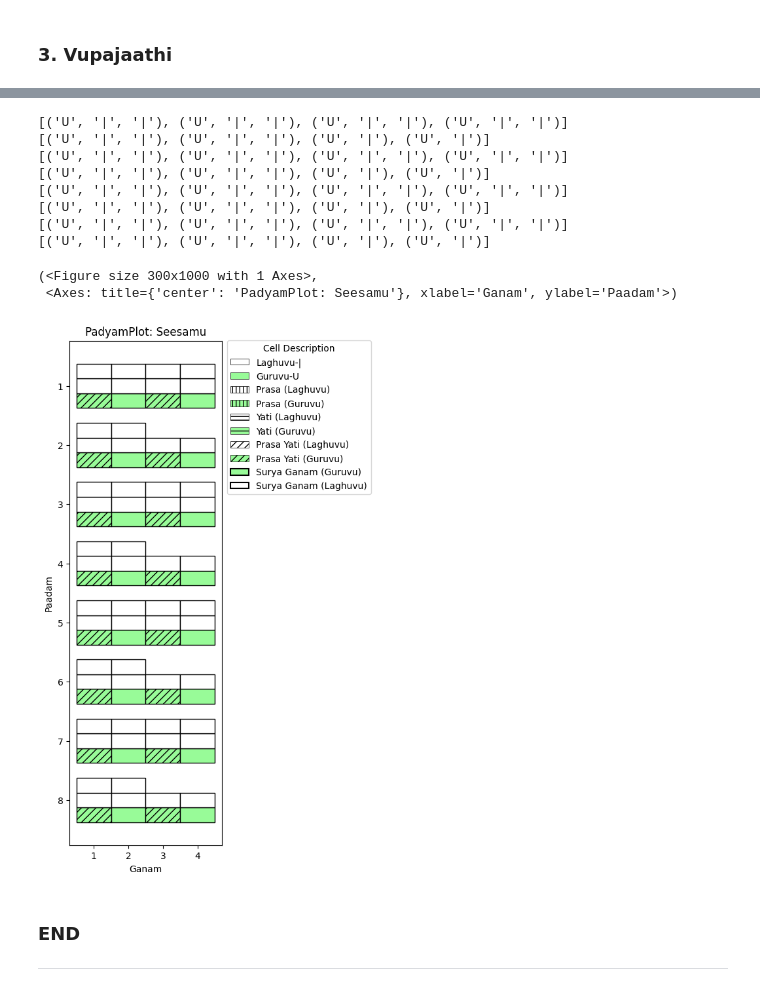
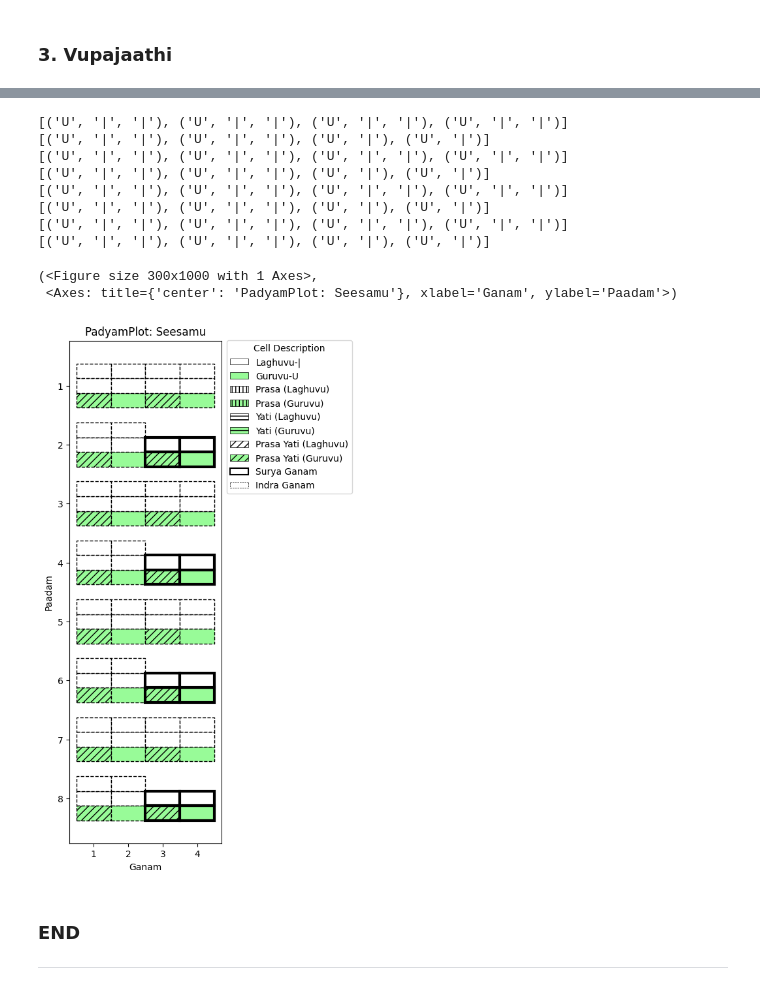
Before and after one commit to BodduSriPavan-111/chandassu, a Jupyter notebook: examples/PadyamPlot.ipynb, the cells around one changed output, grey strips where cells are left out. Cells and saved outputs as stored; diff of their text form; code cells hidden in the pictures.

Commit message:
fix: legend-update

```diff
--- a/examples/PadyamPlot.ipynb
+++ b/examples/PadyamPlot.ipynb
@@ -238,33 +257,34 @@ padyam_plot(
 # %%
 gana_kramam= seesamu
 for k in range(len(gana_kramam)):
 
     each_paadam= gana_kramam[k]
 
     sequence= [ list(i.values())[0] for i in each_paadam]
     print(sequence)
 
 padyam_plot(
                 figsize= (3,10),
                 gana_kramam= gana_kramam,
+                include_indra_surya= True,
                 yati_sthanam= (3,0),
                 yati_paadaalu= (1,2,3,4,5,6,7,8),
                 prasa= False,
                 title= "Seesamu",
                 only_generic_yati= False
             )
 # %% [output]
 [('U', '|', '|'), ('U', '|', '|'), ('U', '|', '|'), ('U', '|', '|')]
 [('U', '|', '|'), ('U', '|', '|'), ('U', '|'), ('U', '|')]
 [('U', '|', '|'), ('U', '|', '|'), ('U', '|', '|'), ('U', '|', '|')]
 [('U', '|', '|'), ('U', '|', '|'), ('U', '|'), ('U', '|')]
 [('U', '|', '|'), ('U', '|', '|'), ('U', '|', '|'), ('U', '|', '|')]
 [('U', '|', '|'), ('U', '|', '|'), ('U', '|'), ('U', '|')]
 [('U', '|', '|'), ('U', '|', '|'), ('U', '|', '|'), ('U', '|', '|')]
 [('U', '|', '|'), ('U', '|', '|'), ('U', '|'), ('U', '|')]
 (<Figure size 300x1000 with 1 Axes>,
  <Axes: title={'center': 'PadyamPlot: Seesamu'}, xlabel='Ganam', ylabel='Paadam'>)
-[figure, old version]
+[figure, new version]
 # %% [markdown]
 ### END
 ---
```
Also changed, not shown: parts of 4 cells of this notebook, 1 other file.
